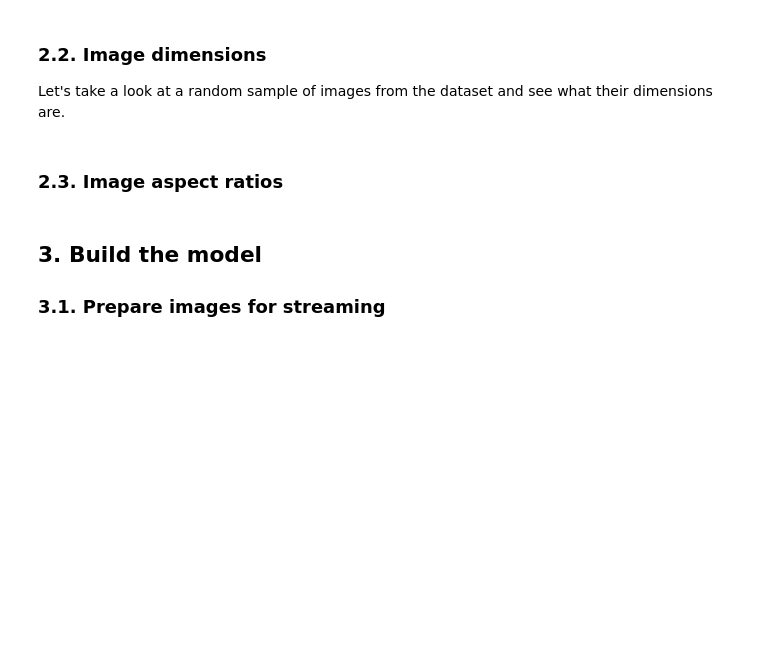
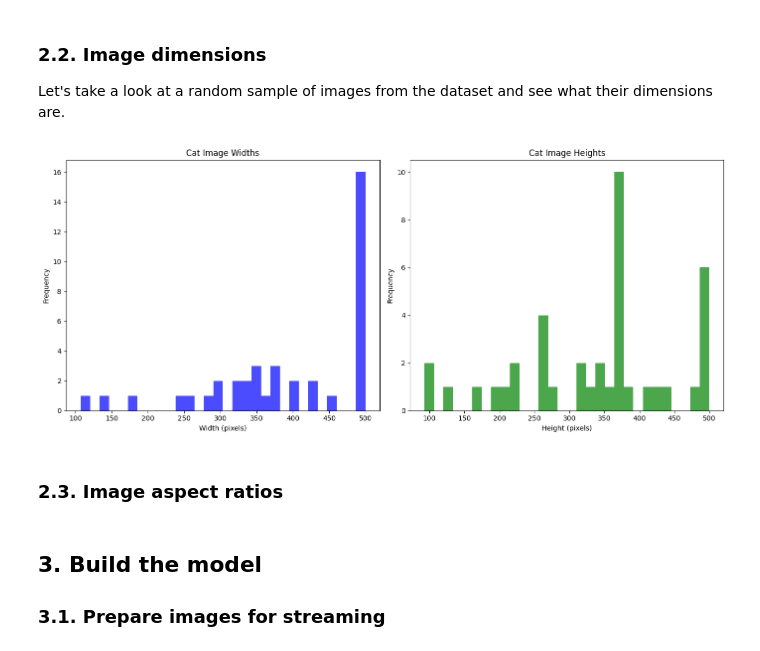
Before and after one commit to 4GeeksAcademy/Team-Crunchy-Tacos_gperdrizet-image-classification-project, a Jupyter notebook: src/mvp.ipynb, the cells around one changed output. Drawn from its saved outputs; the diff is of its cells as text; code cells hidden in the pictures; blank space fills up the shorter version.

```diff
--- a/src/mvp.ipynb
+++ b/src/mvp.ipynb
@@ -222,3 +260,42 @@ Let's take a look at a random sample of images from the dataset and see what the
+# %%
+# Loop over a few hundred images and extract their width and heigh, plot both as a histogram. What do you see, does this information matter to us, if so, how?
+
+cats_subfolder = os.path.join(train_dir, "cat")
+
+widths = []
+heights = []
+
+for i in range(min(300, len(cats_image_files))):  # Limit to available cat images
+    img_path = os.path.join(cats_subfolder, cats_image_files[i])
+    img = image.load_img(img_path)
+    img_array = image.img_to_array(img)
+    img_array /= 255.0
+
+    img = image.load_img(img_path)
+
+    width, height = img.size
+
+    widths.append(width)
+    heights.append(height)
+
+plt.figure(figsize=(14, 6))
+
+plt.subplot(1, 2, 1)
+plt.hist(widths, bins=30, color='blue', alpha=0.7)
+plt.title('Cat Image Widths')
+plt.xlabel('Width (pixels)')
+plt.ylabel('Frequency')
+
+plt.subplot(1, 2, 2)
+plt.hist(heights, bins=30, color='green', alpha=0.7)
+plt.title('Cat Image Heights')
+plt.xlabel('Height (pixels)')
+plt.ylabel('Frequency')
+
+plt.tight_layout()
+plt.show()
+# %% [output]
+[figure, added]
 # %% [markdown]
 ### 2.3. Image aspect ratios
 # %%
```
Also changed, not shown: parts of 4 cells of this notebook.
